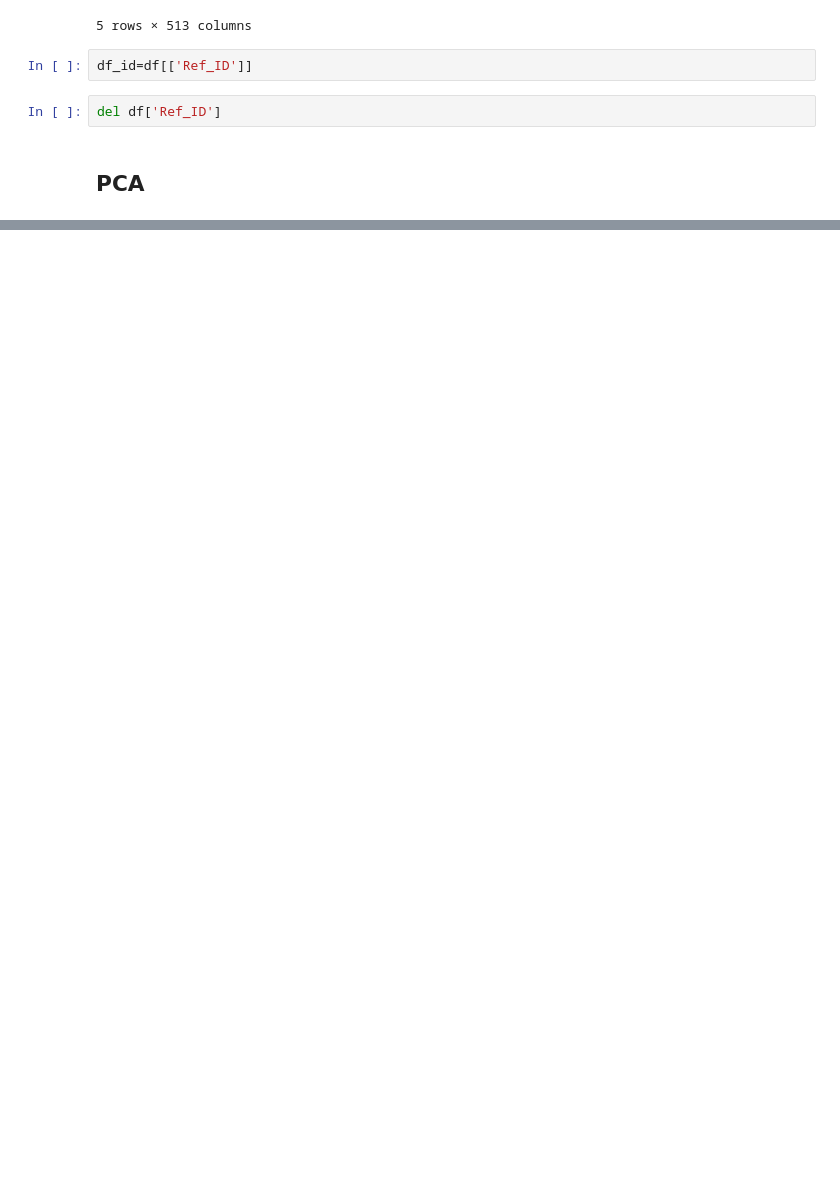
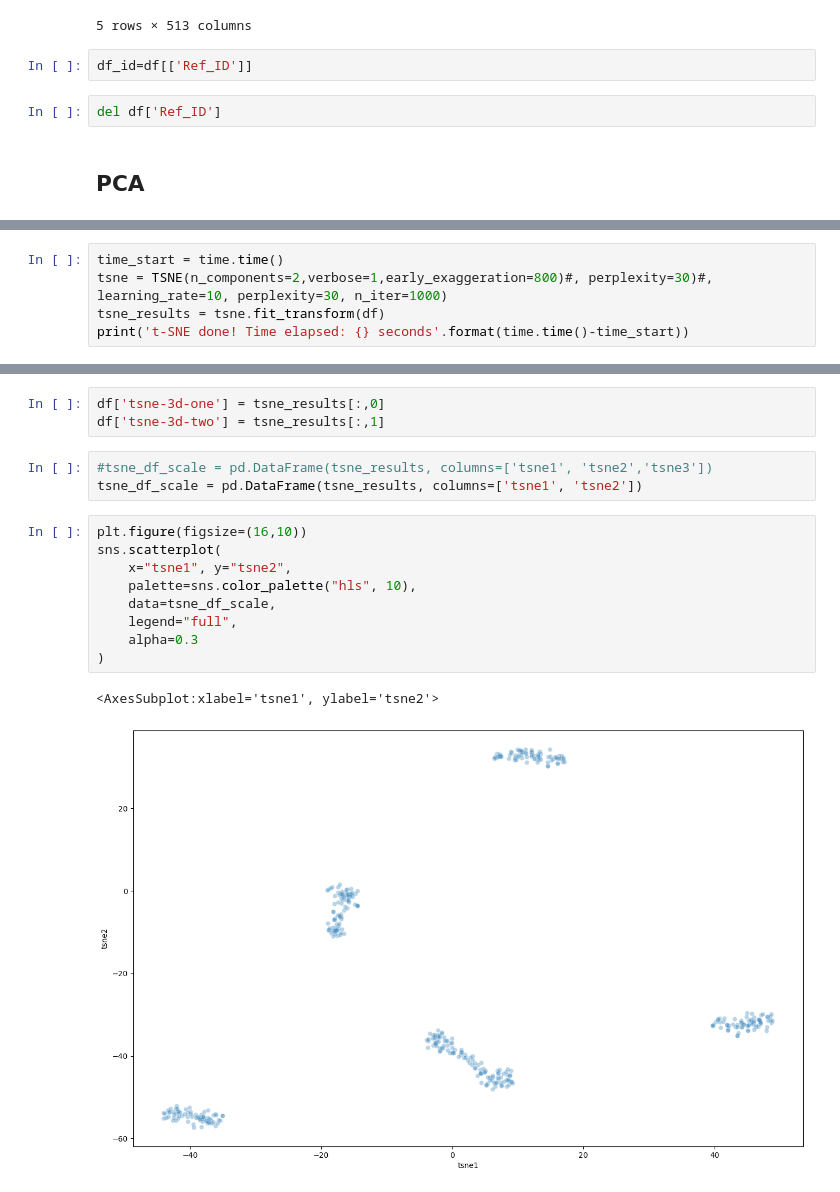
Before and after one commit to pablolmos7619/TFM_Wikiart, a Jupyter notebook: 3.TFM_TSNE_KMEANS.ipynb, the cells around one changed output, grey strips where cells are left out. Saved outputs shown, nothing was run; the diff lists cells and outputs as text; blank space fills up the shorter version.

```diff
--- a/3.TFM_TSNE_KMEANS.ipynb
+++ b/3.TFM_TSNE_KMEANS.ipynb
@@ -37,0 +136,5 @@ ValueError: n_components=511 must be between 0 and min(n_samples, n_features)=40
+# %%
+time_start = time.time()
+tsne = TSNE(n_components=2,verbose=1,early_exaggeration=800)#, perplexity=30)#, learning_rate=10, perplexity=30, n_iter=1000)
+tsne_results = tsne.fit_transform(df)
+print('t-SNE done! Time elapsed: {} seconds'.format(time.time()-time_start))
@@ -37,0 +150,18 @@ ValueError: n_components=511 must be between 0 and min(n_samples, n_features)=40
+# %%
+df['tsne-3d-one'] = tsne_results[:,0]
+df['tsne-3d-two'] = tsne_results[:,1]
+# %%
+#tsne_df_scale = pd.DataFrame(tsne_results, columns=['tsne1', 'tsne2','tsne3'])
+tsne_df_scale = pd.DataFrame(tsne_results, columns=['tsne1', 'tsne2'])
+# %%
+plt.figure(figsize=(16,10))
+sns.scatterplot(
+    x="tsne1", y="tsne2",
+    palette=sns.color_palette("hls", 10),
+    data=tsne_df_scale,
+    legend="full",
+    alpha=0.3
+)
+# %% [output]
+<AxesSubplot:xlabel='tsne1', ylabel='tsne2'>
+[figure, added]
```
Also changed, not shown: parts of 32 cells of this notebook.
